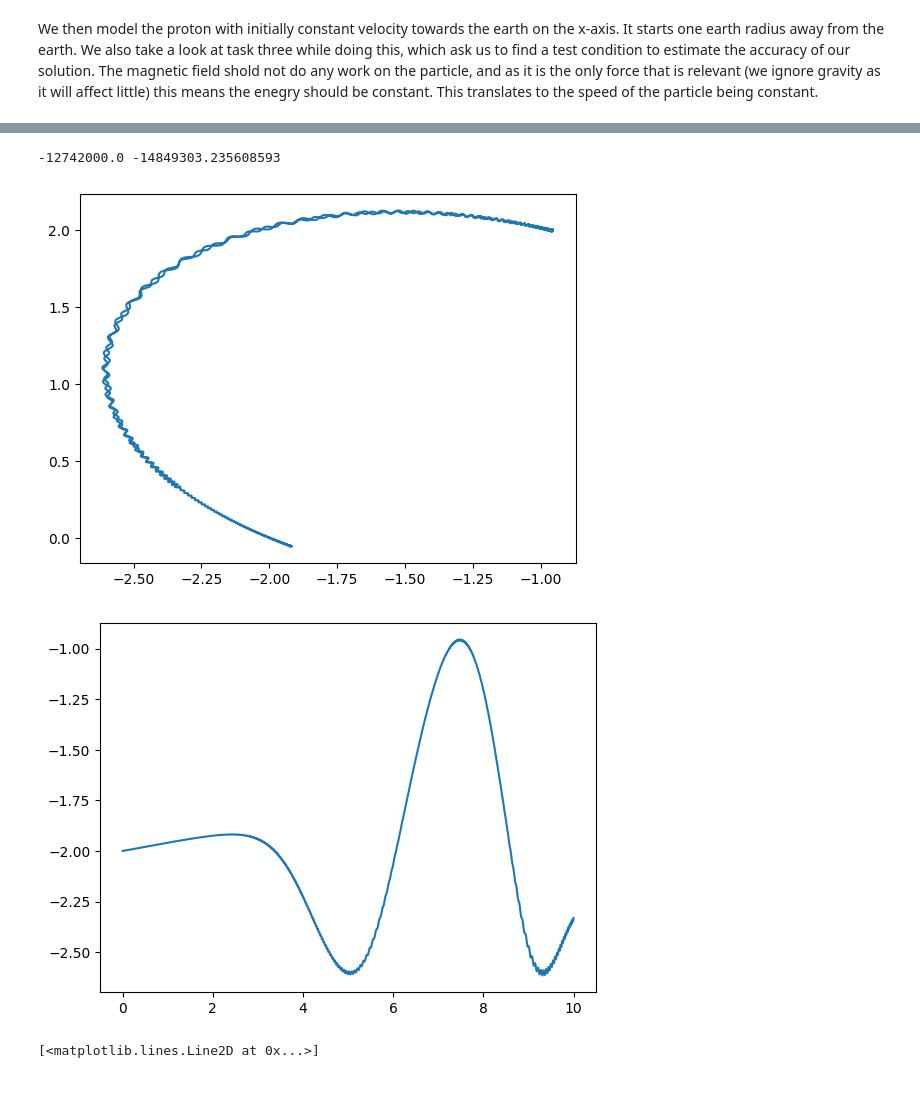
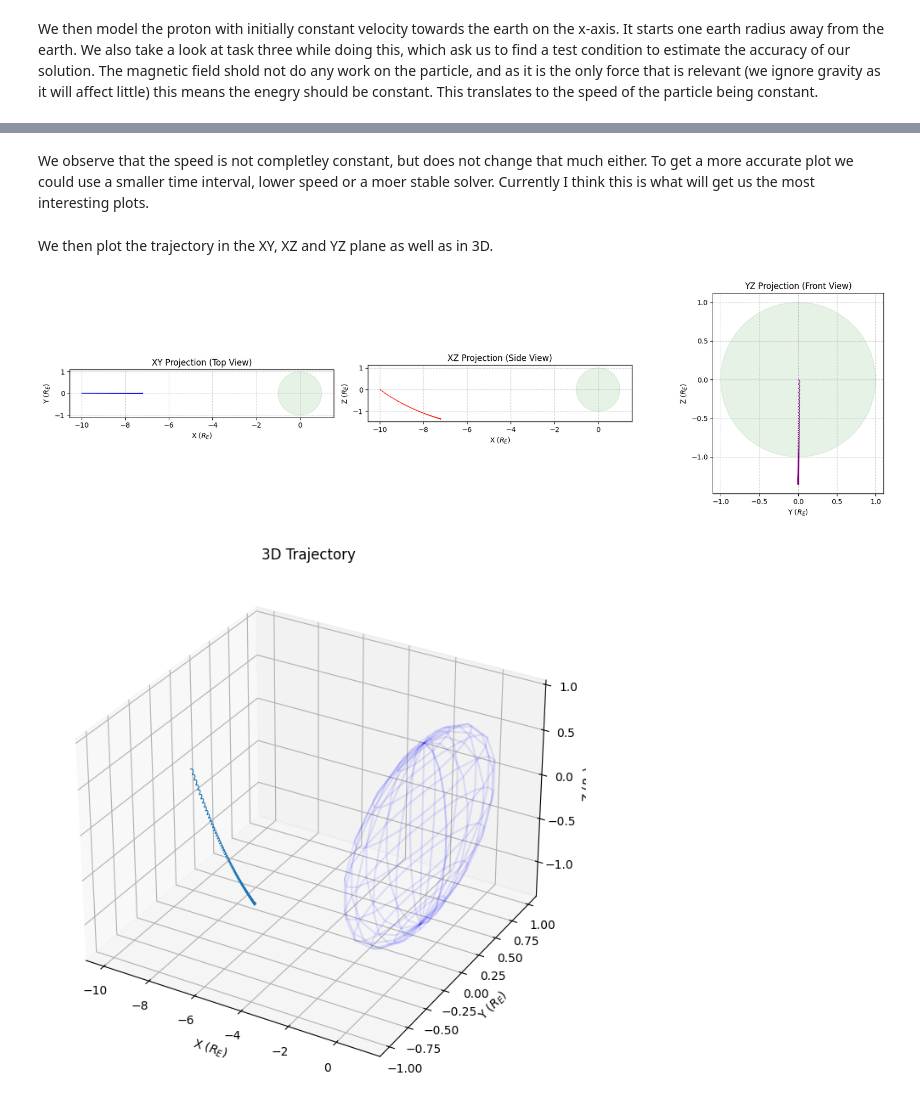
Before and after one commit to MikkelV-K/Nordlys, a Jupyter notebook: simulation.ipynb, the cells around one changed output, grey strips where cells are left out. Cells and saved outputs as stored; diff of their text form; code cells hidden in the pictures; blank space fills up the shorter version.

```diff
--- a/simulation.ipynb
+++ b/simulation.ipynb
@@ -149,10 +149,10 @@ We also take a look at task three while doing this, which ask us to find a test
 The magnetic field shold not do any work on the particle, and as it is the only force that is relevant (we ignore gravity as it will affect little) this means the enegry should be constant. This translates to the speed of the particle being constant.
 # %%
 # Initial Conditions
-pos = np.array([-2*Re, 0, 0])
-v = np.array([4_00_000, 0, 0])
-t_end = 10
-dt = 1e-5
+pos = np.array([-10*Re, 0, 0])
+v = np.array([400000, 0, 0])
+t_end = 100
+dt = 0.00001
 t_eval = np.arange(0,t_end,dt)
 
 
@@ -171,13 +185,61 @@ trajectory = np.array(trajectory)
+# %% [markdown]
+We observe that the speed is not completley constant, but does not change that much either. To get a more accurate plot we could use a smaller time interval, lower speed or a moer stable solver. Currently I think this is what will get us the most interesting plots.
+# %% [markdown]
+We then plot the trajectory in the XY, XZ and YZ plane as well as in 3D.
 # %%
-x,y,z = trajectory[:,0],trajectory[:,1],trajectory[:,2]
-print(x[0],x[-1])
-plt.plot(x/Re, z/Re)
+# --- 5. Visualization ---
+pos_traj = trajectory[:, :3] / Re # Normalize to Earth Radii
+x, y, z = pos_traj[:, 0], pos_traj[:, 1], pos_traj[:, 2]
+
+fig2, axes = plt.subplots(1, 3, figsize=(18, 5))
+
+def draw_earth(ax):
+    circle = plt.Circle((0, 0), 1, color='green', alpha=0.1)
+    ax.add_patch(circle)
+    ax.set_aspect('equal')
+    ax.grid(True, linestyle='--', alpha=0.6)
+
+# 1. XY Plane (Top View)
+axes[0].plot(x, y, lw=0.8, color='blue')
+draw_earth(axes[0])
+axes[0].set_title("XY Projection (Top View)")
+axes[0].set_xlabel("X ($R_E$)")
+axes[0].set_ylabel("Y ($R_E$)")
+
+# 2. XZ Plane (Side View)
+axes[1].plot(x, z, lw=0.8, color='red')
+draw_earth(axes[1])
+axes[1].set_title("XZ Projection (Side View)")
+axes[1].set_xlabel("X ($R_E$)")
+axes[1].set_ylabel("Z ($R_E$)")
+
+# 3. YZ Plane (Front View)
+axes[2].plot(y, z, lw=0.8, color='purple')
+draw_earth(axes[2])
+axes[2].set_title("YZ Projection (Front View)")
+axes[2].set_xlabel("Y ($R_E$)")
+axes[2].set_ylabel("Z ($R_E$)")
+
+plt.tight_layout()
 plt.show()
-plt.plot(t_eval,x[:-1]/Re)
+
+# --- 3D Visualization (Your original plot) ---
+fig = plt.figure(figsize=(10, 8))
+ax = fig.add_subplot(111, projection='3d')
+ax.plot(x, y, z, lw=0.8, label="Proton Path")
+
+# Earth Sphere
+u, v = np.mgrid[0:2*np.pi:20j, 0:np.pi:10j]
+xe = np.cos(u)*np.sin(v)
+ye = np.sin(u)*np.sin(v)
+ze = np.cos(v)
+ax.plot_wireframe(xe, ye, ze, color="blue", alpha=0.1)
+
+ax.set_xlabel("X ($R_E$)")
+ax.set_ylabel("Y ($R_E$)")
+ax.set_zlabel("Z ($R_E$)")
+ax.set_title("3D Trajectory")
 plt.show()
-plt.plot(t_eval,speed)
 # %% [output]
--12742000.0 -14849303.235608593
-[figure, old version]
+[figure, new version]
-[figure, old version]
+[figure, new version]
-[<matplotlib.lines.Line2D at 0x...>]
```
Also changed, not shown: parts of 4 cells of this notebook, 1 other file.
